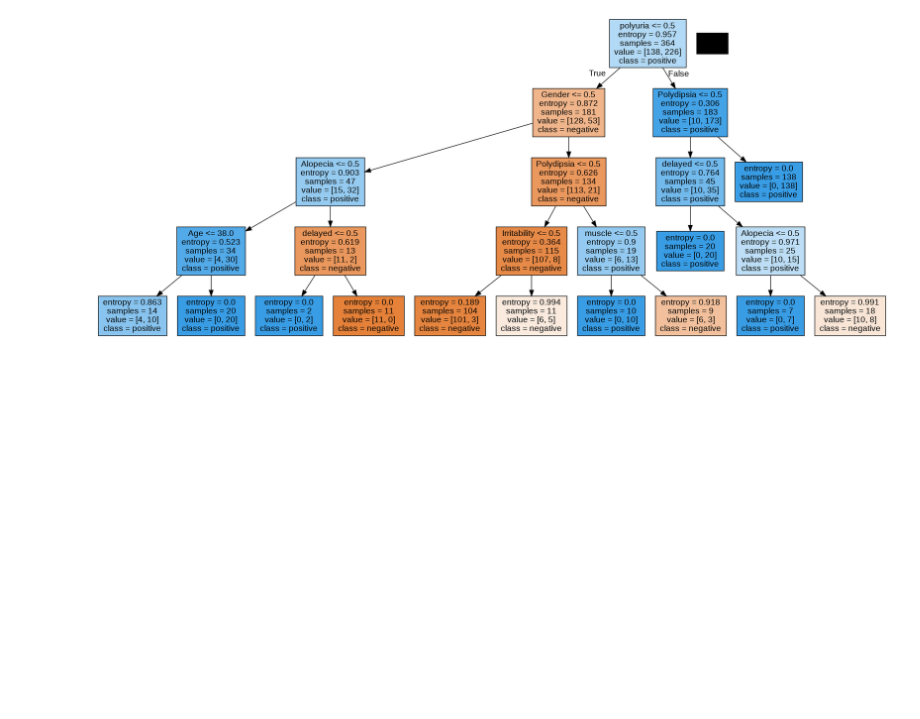
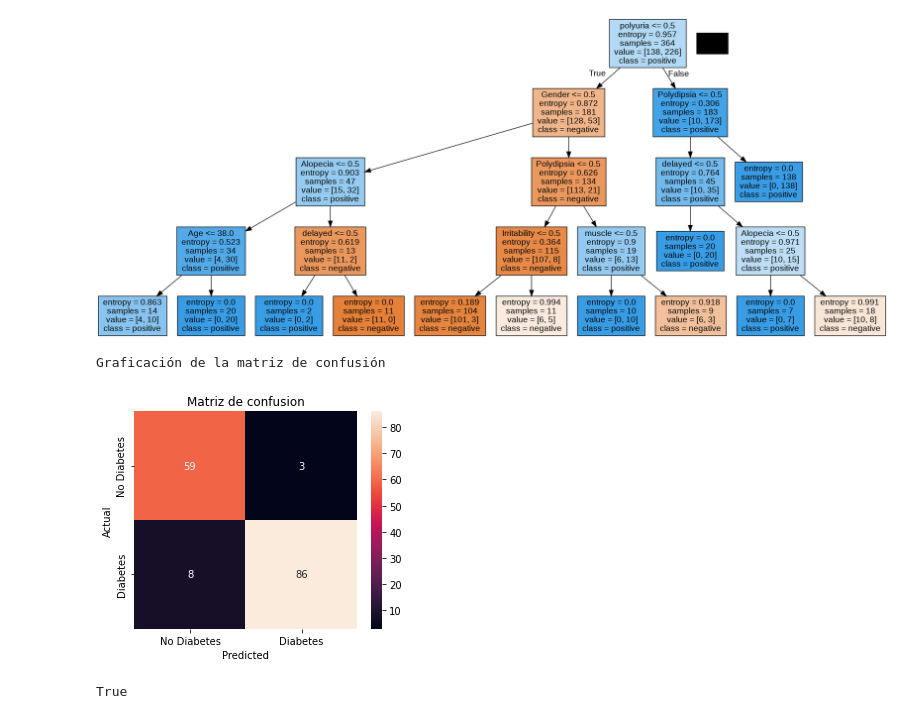
Before and after one commit to Dyllnrz/DyllanRaza_Lab2, a Jupyter notebook: DyllanRaza_lab2.ipynb, the cells around one changed output. Saved outputs shown, nothing was run; the diff lists cells and outputs as text; code cells hidden in the pictures; blank space fills up the shorter version.

```diff
--- a/DyllanRaza_lab2.ipynb
+++ b/DyllanRaza_lab2.ipynb
@@ -145,3 +145,24 @@ Image(graph.create_png())
 # %% [output]
 Definición del gráfico del árbol y graficación
 [figure]
+# %%
+def mat():
+  '''Graficación de la matriz de confusión'''
+cm = confusion_matrix(y_test, y_pred)
+cm = pd.DataFrame(cm,
+                     index = ['No Diabetes', 'Diabetes'],
+                     columns = ['No Diabetes', 'Diabetes'])
+plt.figure(figsize=(5,4))
+sns.heatmap(cm, annot=True, fmt='g')
+plt.title('Matriz de confusion')
+plt.ylabel('Actual')
+plt.xlabel('Predicted')
+print(mat.__doc__)
+plt.show()
+# %% [output]
+Graficación de la matriz de confusión
+[figure, added]
+# %%
+graph.write_png("DyllanRaza_Lab2.png")
+# %% [output]
+True
```
Also changed, not shown: parts of 2 cells of this notebook.
